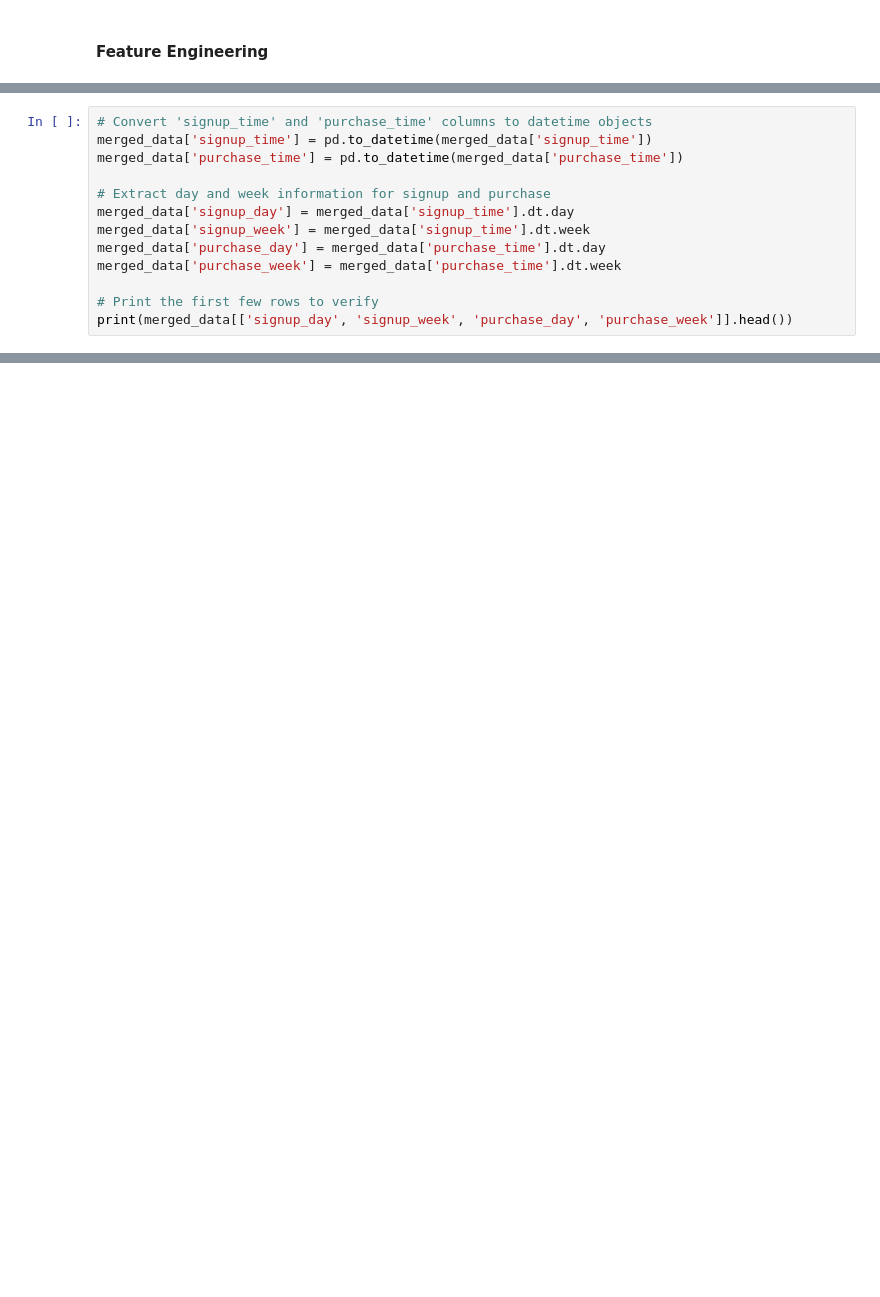
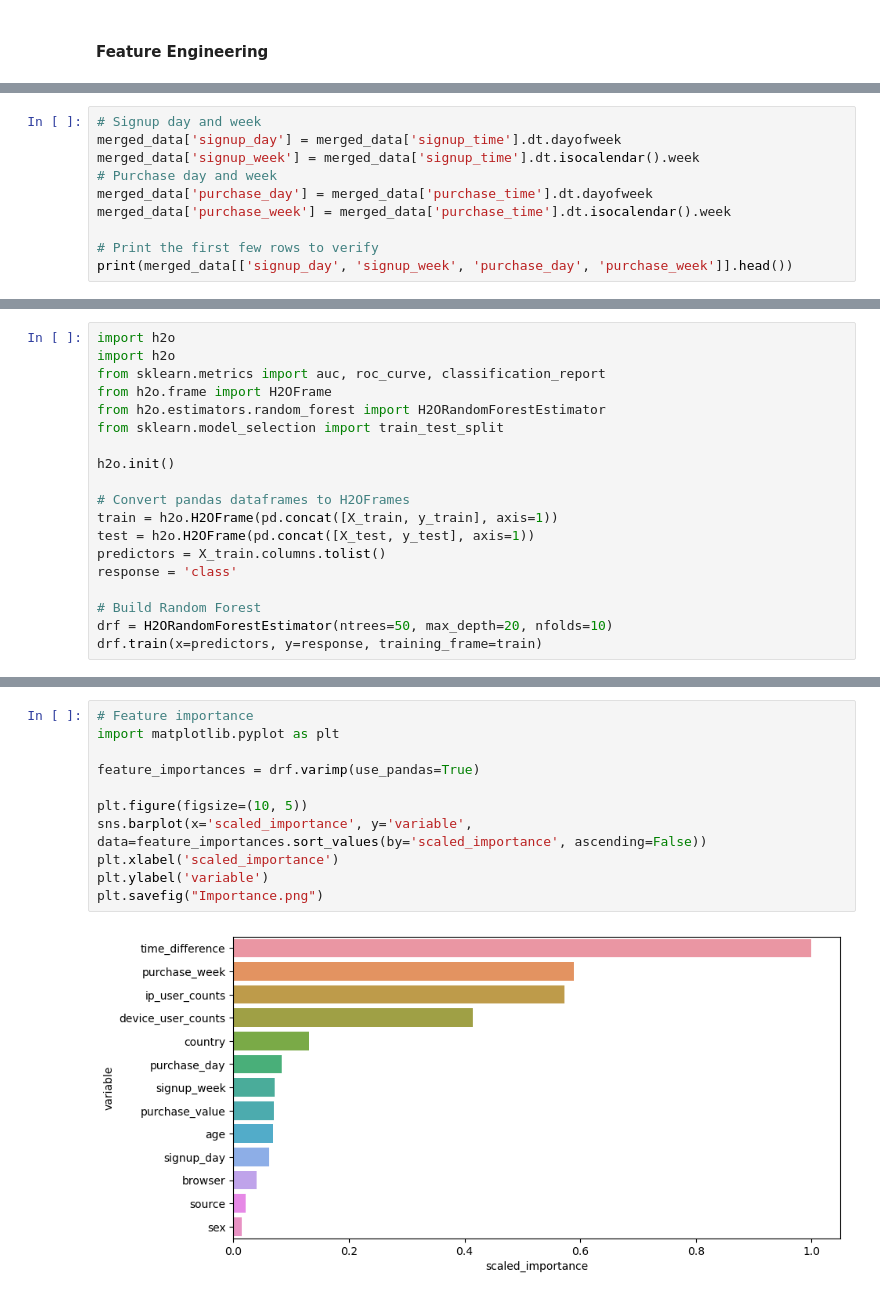
Before and after one commit to Leadersheepy/machine_learningH3, a Jupyter notebook: Random Forest for Fraud Detection.ipynb, the cells around one changed output, grey strips where cells are left out. Saved outputs shown, nothing was run; the diff lists cells and outputs as text; blank space fills up the shorter version.

```diff
--- a/Random Forest for Fraud Detection.ipynb
+++ b/Random Forest for Fraud Detection.ipynb
@@ -110,15 +105,12 @@ ip_address
 4.294850e+09    1
 Name: user_id, Length: 143512, dtype: int64
 # %%
-# Convert 'signup_time' and 'purchase_time' columns to datetime objects
-merged_data['signup_time'] = pd.to_datetime(merged_data['signup_time'])
-merged_data['purchase_time'] = pd.to_datetime(merged_data['purchase_time'])
-
-# Extract day and week information for signup and purchase
-merged_data['signup_day'] = merged_data['signup_time'].dt.day
-merged_data['signup_week'] = merged_data['signup_time'].dt.week
-merged_data['purchase_day'] = merged_data['purchase_time'].dt.day
-merged_data['purchase_week'] = merged_data['purchase_time'].dt.week
+# Signup day and week
+merged_data['signup_day'] = merged_data['signup_time'].dt.dayofweek
+merged_data['signup_week'] = merged_data['signup_time'].dt.isocalendar().week
+# Purchase day and week
+merged_data['purchase_day'] = merged_data['purchase_time'].dt.dayofweek
+merged_data['purchase_week'] = merged_data['purchase_time'].dt.isocalendar().week
 
 # Print the first few rows to verify
 print(merged_data[['signup_day', 'signup_week', 'purchase_day', 'purchase_week']].head())
@@ -164,0 +160,19 @@ KeyError: "['device_user_counts', 'ip_user_counts'] not in index"
+# %%
+import h2o
+import h2o
+from sklearn.metrics import auc, roc_curve, classification_report
+from h2o.frame import H2OFrame
+from h2o.estimators.random_forest import H2ORandomForestEstimator
+from sklearn.model_selection import train_test_split
+
+h2o.init()
+
+# Convert pandas dataframes to H2OFrames
+train = h2o.H2OFrame(pd.concat([X_train, y_train], axis=1))
+test = h2o.H2OFrame(pd.concat([X_test, y_test], axis=1))
+predictors = X_train.columns.tolist()
+response = 'class'
+
+# Build Random Forest
+drf = H2ORandomForestEstimator(ntrees=50, max_depth=20, nfolds=10)
+drf.train(x=predictors, y=response, training_frame=train)
@@ -164,0 +246,13 @@ KeyError: "['device_user_counts', 'ip_user_counts'] not in index"
+# %%
+# Feature importance
+import matplotlib.pyplot as plt
+
+feature_importances = drf.varimp(use_pandas=True)
+
+plt.figure(figsize=(10, 5))
+sns.barplot(x='scaled_importance', y='variable', data=feature_importances.sort_values(by='scaled_importance', ascending=False))
+plt.xlabel('scaled_importance')
+plt.ylabel('variable')
+plt.savefig("Importance.png")
+# %% [output]
+[figure, added]
```
Also changed, not shown: parts of 9 cells of this notebook, 12 other files.
